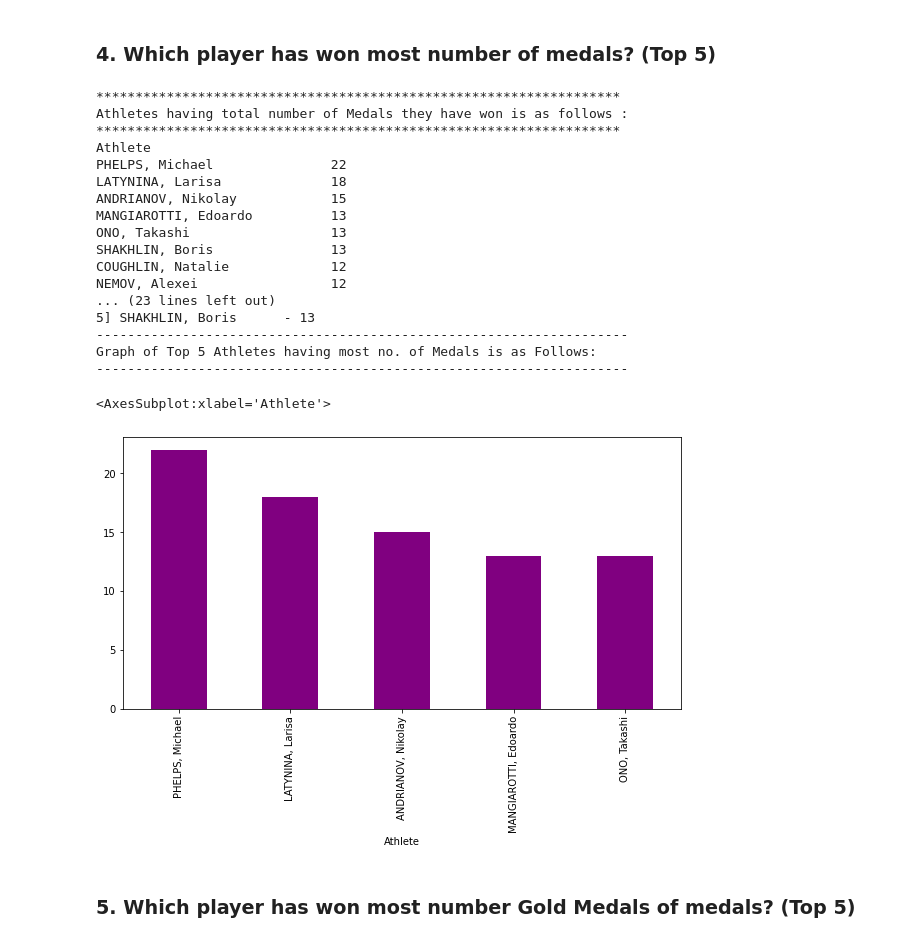
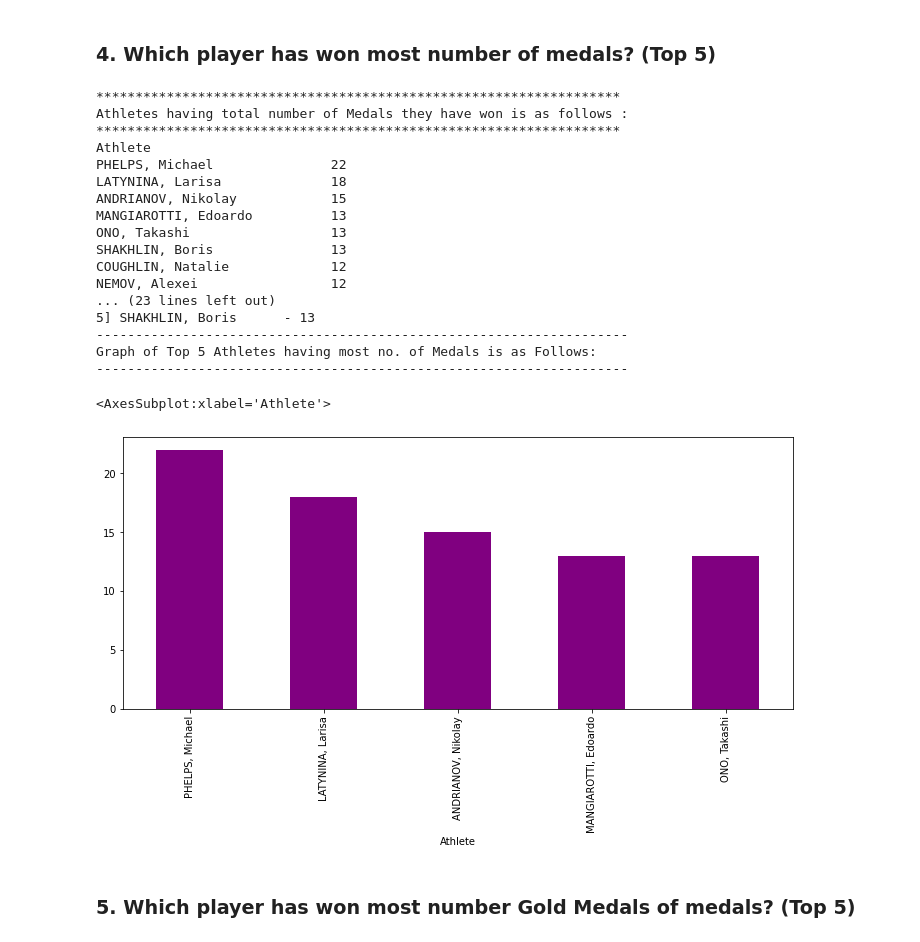
Before and after one commit to Thoshinny-cyber/ETG-Summer_olympics_data_analysis, a Jupyter notebook: Summer.ipynb, the cells around one changed output. Saved outputs shown, nothing was run; the diff lists cells and outputs as text; code cells hidden in the pictures.

```diff
--- a/Summer.ipynb
+++ b/Summer.ipynb
@@ -147,35 +147,35 @@ print("*******************************************************************")
 medals = play_medals.sort_values(ascending = False).head(20)
 print(medals)
 
 print("\n******************************************************************")
 print(" 'PHELPS, Michael' Player has won highest number of Medals - '22' ")
 print("*********************************************************************")
 print("Top 5 Athletes having highest number of Medals are :\n \n1] PHELPS, Michael      - 22 \n2] LATYNINA, Larisa     - 18  \n3] ANDRIANOV, Nikolay   - 15 \n4] MANGIAROTTI, Edoardo - 13 \n5] SHAKHLIN, Boris      - 13")
 print("--------------------------------------------------------------------")
 print("Graph of Top 5 Athletes having most no. of Medals is as Follows:")
 print("--------------------------------------------------------------------")
 maxis = play_medals.sort_values(ascending = False).head()
-maxis.plot.bar(figsize =(10,5),color = 'purple')
+maxis.plot.bar(figsize =(12,5),color = 'purple')
 # %% [output]
 *******************************************************************
 Athletes having total number of Medals they have won is as follows :
 *******************************************************************
 Athlete
 PHELPS, Michael               22
 LATYNINA, Larisa              18
 ANDRIANOV, Nikolay            15
 MANGIAROTTI, Edoardo          13
 ONO, Takashi                  13
 SHAKHLIN, Boris               13
 COUGHLIN, Natalie             12
 NEMOV, Alexei                 12
 ... (23 lines left out)
 5] SHAKHLIN, Boris      - 13
 --------------------------------------------------------------------
 Graph of Top 5 Athletes having most no. of Medals is as Follows:
 --------------------------------------------------------------------
 <AxesSubplot:xlabel='Athlete'>
-[figure, old version]
+[figure, new version]
 # %% [markdown]
 ### 5. Which player has won most number Gold Medals of medals? (Top 5)
 # %%
```
Also changed, not shown: parts of 1 cell of this notebook.
